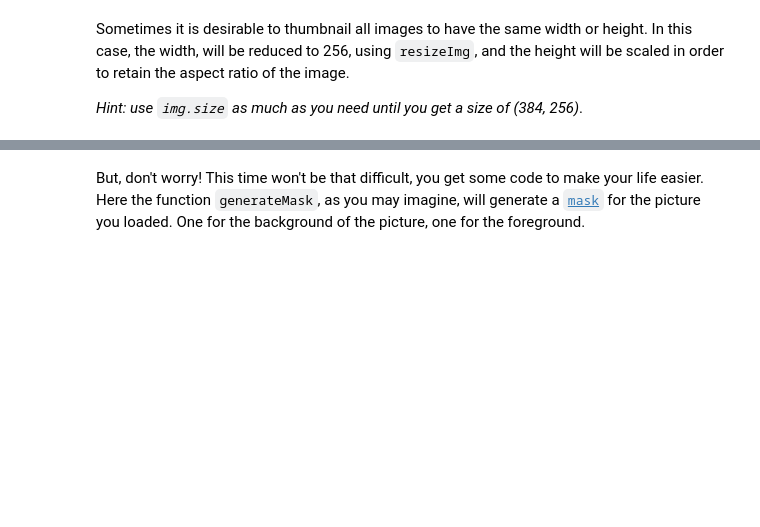
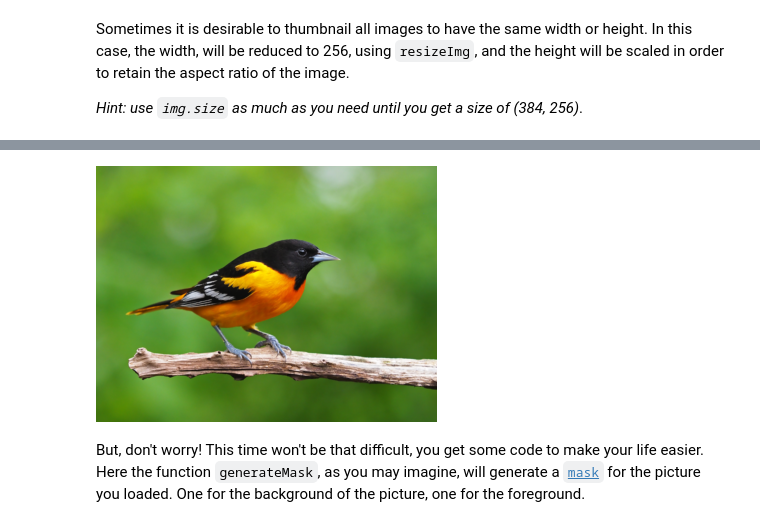
Before and after one commit to blancalluch/ImageSegmentation, a Jupyter notebook: main.ipynb, the cells around one changed output, grey strips where cells are left out. Saved outputs shown, nothing was run; the diff lists cells and outputs as text; code cells hidden in the pictures; blank space fills up the shorter version.

```diff
--- a/main.ipynb
+++ b/main.ipynb
@@ -54,3 +65,7 @@ Sometimes it is desirable to thumbnail all images to have the same width or heig
+# %%
+img
+# %% [output]
+[figure, added]
 # %% [markdown]
 But, don't worry! This time won't be that difficult, you get some code to make your life easier.
 Here the function `generateMask`, as you may imagine, will generate a [`mask`](http://www.xinapse.com/Manual/masking.html) for the picture you loaded. One for the background of the picture, one for the foreground.
```
Also changed, not shown: parts of 11 cells of this notebook.
